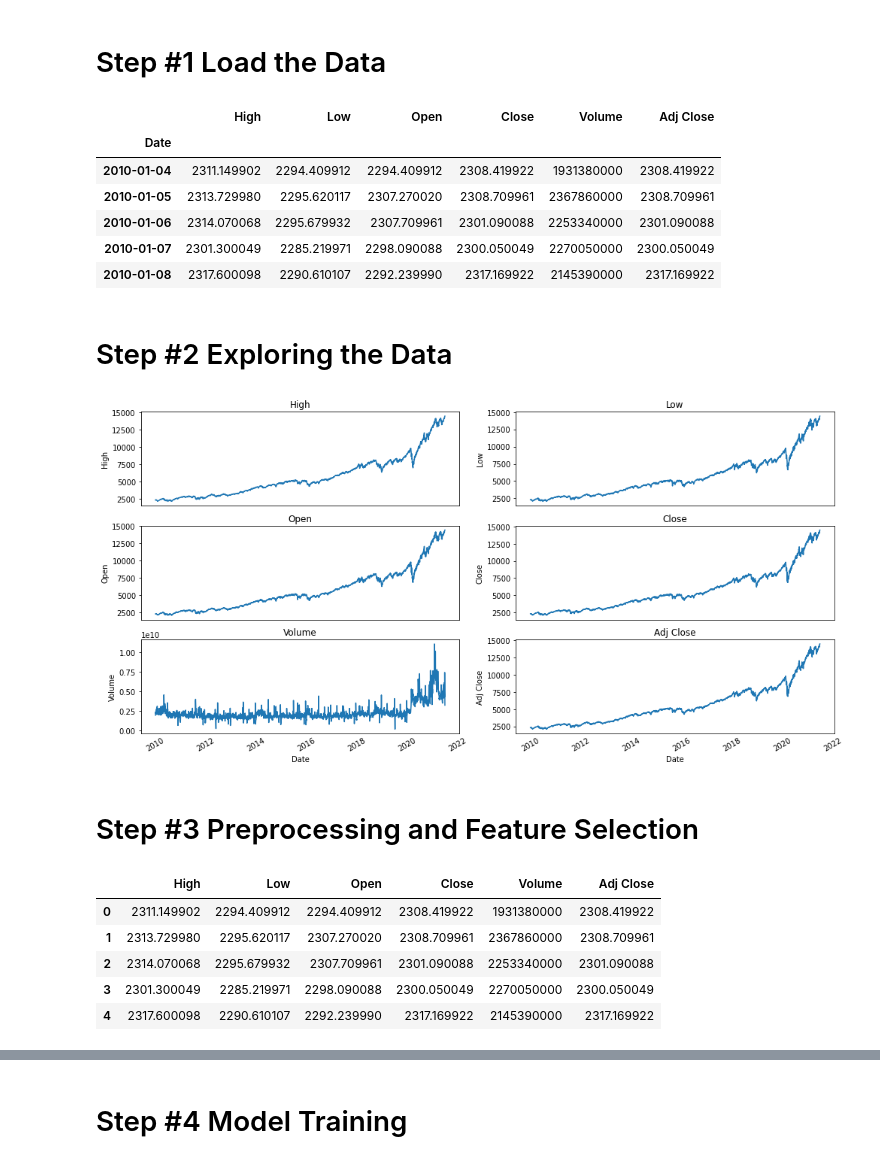
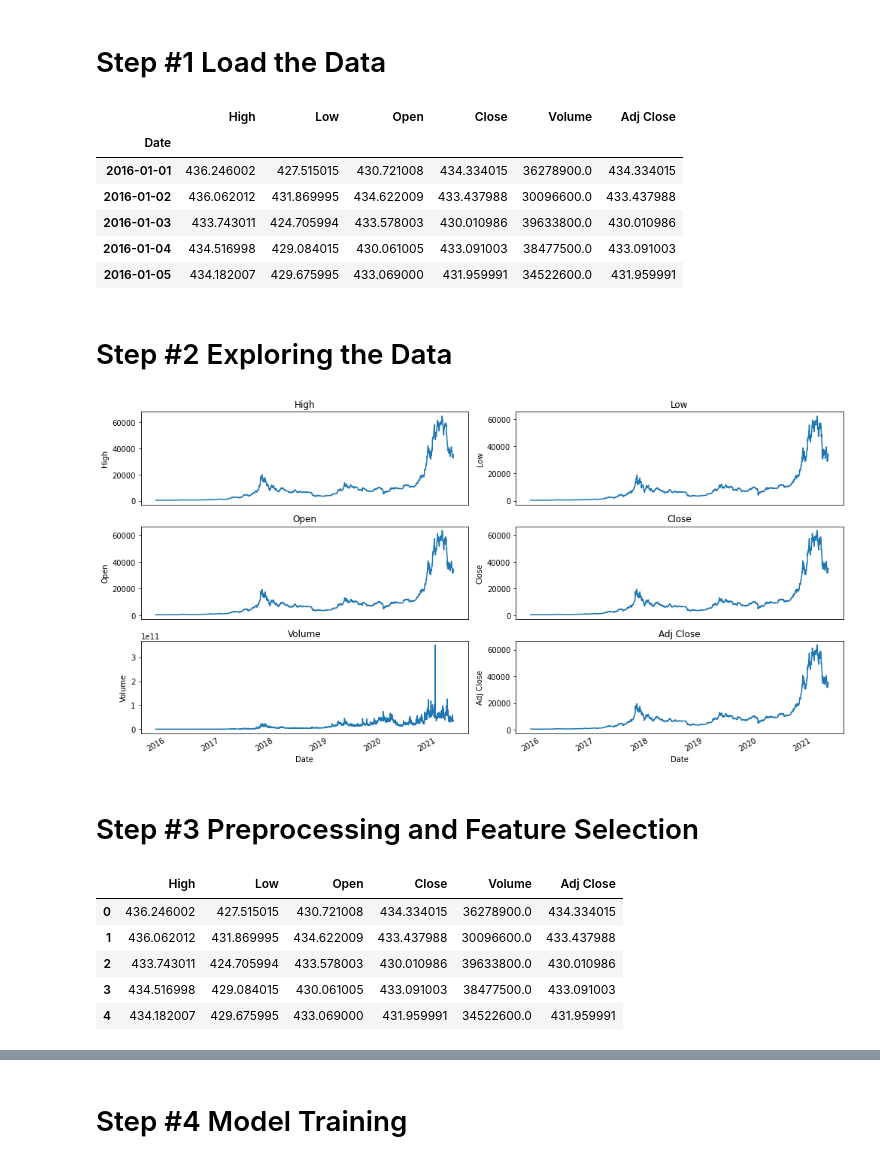
Before and after one commit to michalkovy/relataly-public-python-tutorials, a Jupyter notebook: 012 Stock Market Prediction using Multivariate Time Series Models and Python.ipynb, the cells around one changed output, grey strips where cells are left out. Cells and saved outputs as stored; diff of their text form; code cells hidden in the pictures.

```diff
--- a/012 Stock Market Prediction using Multivariate Time Series Models and Python.ipynb
+++ b/012 Stock Market Prediction using Multivariate Time Series Models and Python.ipynb
@@ -3,42 +3,41 @@
 # %%
 import pandas_datareader as webreader # Remote data access for pandas
 import math # Mathematical functions
 import numpy as np # Fundamental package for scientific computing with Python
 import pandas as pd # Additional functions for analysing and manipulating data
 from datetime import date, timedelta, datetime # Date Functions
 from pandas.plotting import register_matplotlib_converters # This function adds plotting functions for calender dates
 import matplotlib.pyplot as plt # Important package for visualization - we use this to plot the market data
 import matplotlib.dates as mdates # Formatting dates
 from sklearn.metrics import mean_absolute_error, mean_squared_error # Packages for measuring model performance / errors
 from keras.models import Sequential # Deep learning library, used for neural networks
 from keras.layers import LSTM, Dense, Dropout # Deep learning classes for recurrent and regular densely-connected layers
 from keras.callbacks import EarlyStopping # EarlyStopping during model training
 from sklearn.preprocessing import RobustScaler, MinMaxScaler # This Scaler removes the median and scales the data according to the quantile range to normalize the price data
 import seaborn as sns
 
 # Setting the timeframe for the data extraction
 today = date.today()
 date_today = today.strftime("%Y-%m-%d")
-date_start = '2010-01-01'
+date_start = '2016-01-01'
 
-# Getting NASDAQ quotes
-stockname = 'NASDAQ'
-symbol = '^IXIC'
+stockname = 'BTC-USD'
+# Getting BTC USD quotes
 df = webreader.DataReader(
-    symbol, start=date_start, end=date_today, data_source="yahoo"
+    'BTC-USD', start=date_start, end=date_today, data_source="yahoo"
 )
 
 # Create a quick overview of the dataset
 train_dfs = df.copy()
 train_dfs.head()
 # %% [output]
 |  | High | Low | Open | Close | Volume | Adj Close |
 | Date |  |  |  |  |  |  |
-| 2010-01-04 | 2311.149902 | 2294.409912 | 2294.409912 | 2308.419922 | 1931380000 | 2308.419922 |
-| 2010-01-05 | 2313.729980 | 2295.620117 | 2307.270020 | 2308.709961 | 2367860000 | 2308.709961 |
-| 2010-01-06 | 2314.070068 | 2295.679932 | 2307.709961 | 2301.090088 | 2253340000 | 2301.090088 |
-| 2010-01-07 | 2301.300049 | 2285.219971 | 2298.090088 | 2300.050049 | 2270050000 | 2300.050049 |
-| 2010-01-08 | 2317.600098 | 2290.610107 | 2292.239990 | 2317.169922 | 2145390000 | 2317.169922 |
+| 2016-01-01 | 436.246002 | 427.515015 | 430.721008 | 434.334015 | 36278900.0 | 434.334015 |
+| 2016-01-02 | 436.062012 | 431.869995 | 434.622009 | 433.437988 | 30096600.0 | 433.437988 |
+| 2016-01-03 | 433.743011 | 424.705994 | 433.578003 | 430.010986 | 39633800.0 | 430.010986 |
+| 2016-01-04 | 434.516998 | 429.084015 | 430.061005 | 433.091003 | 38477500.0 | 433.091003 |
+| 2016-01-05 | 434.182007 | 429.675995 | 433.069000 | 431.959991 | 34522600.0 | 431.959991 |
 # %% [markdown]
 # Step #2 Exploring the Data
 # %%
@@ -60,7 +59,7 @@ for i in range(0, list_length):
 fig.tight_layout()
 plt.show()
 # %% [output]
-[figure, old version]
+[figure, new version]
 # %% [markdown]
 # Step #3 Preprocessing and Feature Selection
 # %%
@@ -80,11 +79,11 @@ train_df = train_df.reset_index(drop=True).copy()
 train_df.head(5)
 # %% [output]
 |  | High | Low | Open | Close | Volume | Adj Close |
-| 0 | 2311.149902 | 2294.409912 | 2294.409912 | 2308.419922 | 1931380000 | 2308.419922 |
-| 1 | 2313.729980 | 2295.620117 | 2307.270020 | 2308.709961 | 2367860000 | 2308.709961 |
-| 2 | 2314.070068 | 2295.679932 | 2307.709961 | 2301.090088 | 2253340000 | 2301.090088 |
-| 3 | 2301.300049 | 2285.219971 | 2298.090088 | 2300.050049 | 2270050000 | 2300.050049 |
-| 4 | 2317.600098 | 2290.610107 | 2292.239990 | 2317.169922 | 2145390000 | 2317.169922 |
+| 0 | 436.246002 | 427.515015 | 430.721008 | 434.334015 | 36278900.0 | 434.334015 |
+| 1 | 436.062012 | 431.869995 | 434.622009 | 433.437988 | 30096600.0 | 433.437988 |
+| 2 | 433.743011 | 424.705994 | 433.578003 | 430.010986 | 39633800.0 | 430.010986 |
+| 3 | 434.516998 | 429.084015 | 430.061005 | 433.091003 | 38477500.0 | 433.091003 |
+| 4 | 434.182007 | 429.675995 | 433.069000 | 431.959991 | 34522600.0 | 431.959991 |
 # %%
 # List of considered Features
 FEATURES = ['High', 'Low', 'Open', 'Close', 'Volume'
```
Also changed, not shown: parts of 8 cells of this notebook.
